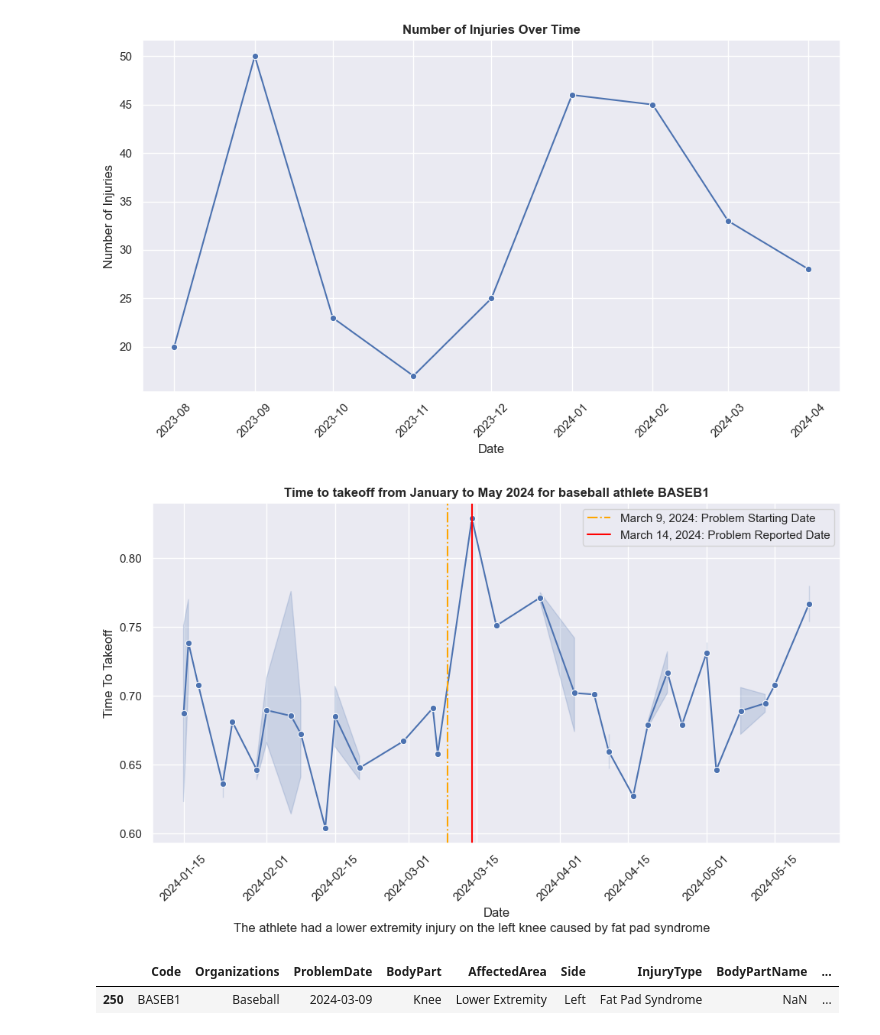
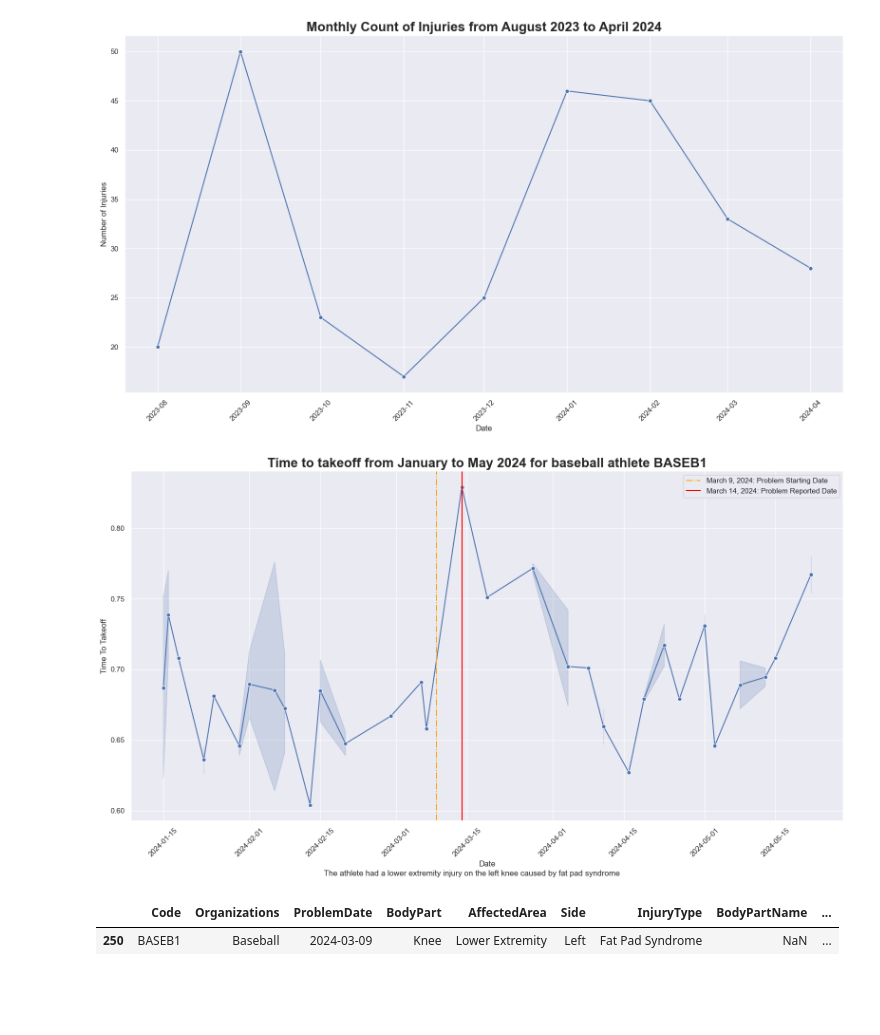
Before and after one commit to bachnguyen234/da301-isaac-athletics, a Jupyter notebook: bach_main_file.ipynb, the cells around one changed output. Cells and saved outputs as stored; diff of their text form; code cells hidden in the pictures; blank space fills up the shorter version.

Commit message:
exported plots

```diff
--- a/bach_main_file.ipynb
+++ b/bach_main_file.ipynb
@@ -72,23 +72,23 @@ recovery_group = df_injuries.groupby("CurrentStatus").count().filter(["Code"]).r
 # %%
 df_filtered = df_injuries.groupby([df_injuries['ProblemDate'].dt.to_period('M')]).size().reset_index(name='Count')
 
 # Convert period to datetime for easier plotting
 df_filtered['ProblemDate'] = df_filtered['ProblemDate'].dt.to_timestamp()
 
 # Plot the data
-plt.figure(figsize=(10, 6))
+plt.figure(figsize=(16, 9))
 sns.lineplot(data=df_filtered, x='ProblemDate', y='Count', marker='o')
 
 # Customize plot labels and title
-plt.title('Number of Injuries Over Time', fontweight = "bold")
+plt.title('Monthly Count of Injuries from August 2023 to April 2024', fontweight = "bold", fontsize = 20)
 plt.xlabel('Date')
 plt.ylabel('Number of Injuries')
 plt.xticks(rotation = 45)
 plt.tight_layout()
 
 plt.show()
 # %% [output]
-[figure, old version]
+[figure, new version]
 # %%
 # Read the CSV file into a pandas DataFrame
 data = os.path.join(datadir, "baseball_coded.csv")
@@ -110,10 +110,10 @@ desc = thigh_injuries_jumps.sort_values(by='Date')
 lower_extremity_baseball_2024 = df_baseball[df_baseball['Code'].isin(["BASEB19", "BASEB33", "BASEB1"])]
 # %%
 #Plotting
-plt.figure(figsize=(10, 6))
+plt.figure(figsize=(16, 9))
 sns.lineplot(x='Date', y='Time To Takeoff', data=desc, marker = "o")
 #sns.scatterplot(x='Date', y='Time To Takeoff', data=desc)
-plt.title('Time to takeoff from January to May 2024 for baseball athlete BASEB1', fontweight = "bold")
+plt.title('Time to takeoff from January to May 2024 for baseball athlete BASEB1', fontweight = "bold", fontsize = 20)
 plt.xticks(rotation = 45)
 
 # Add vertical line for March 9th 2024 for problem starting date
@@ -129,7 +129,7 @@ plt.legend()
 plt.tight_layout()
 plt.show()
 # %% [output]
-[figure, old version]
+[figure, new version]
 # %%
 df_injuries.loc[df_injuries["Code"] == "BASEB1"]
 # %% [output]
```
Also changed, not shown: parts of 1 cell of this notebook, 2 other files.
